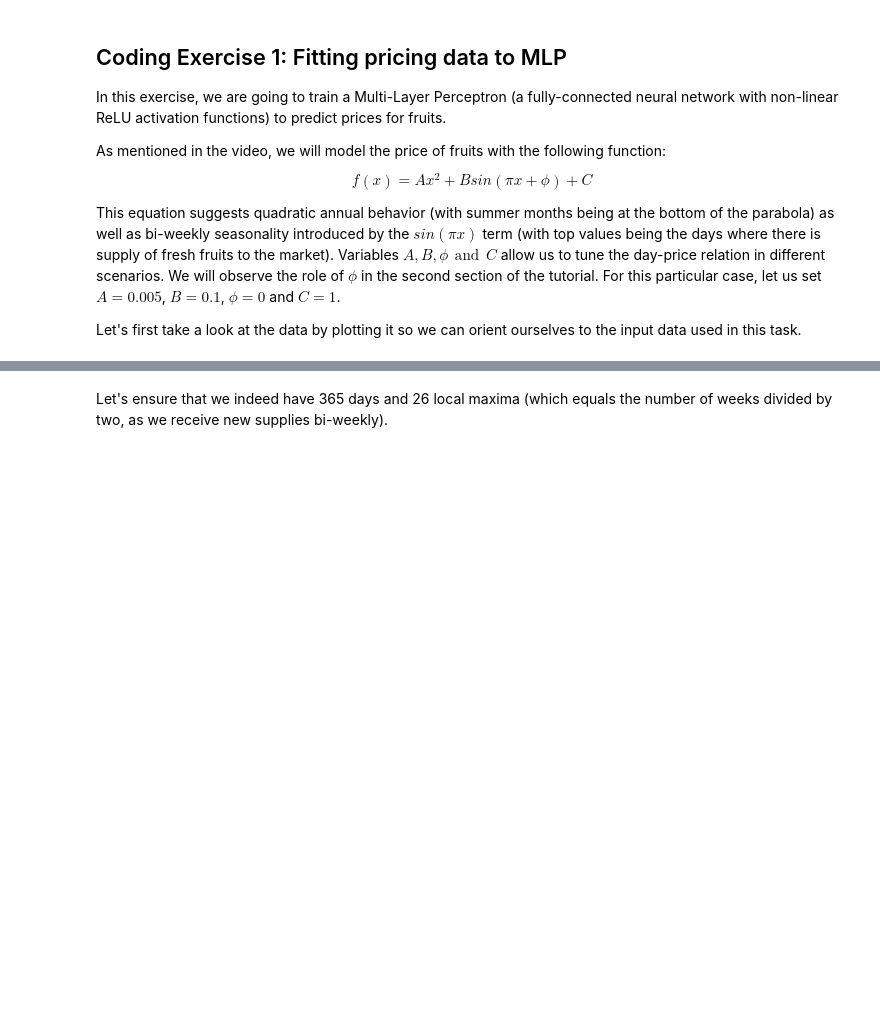
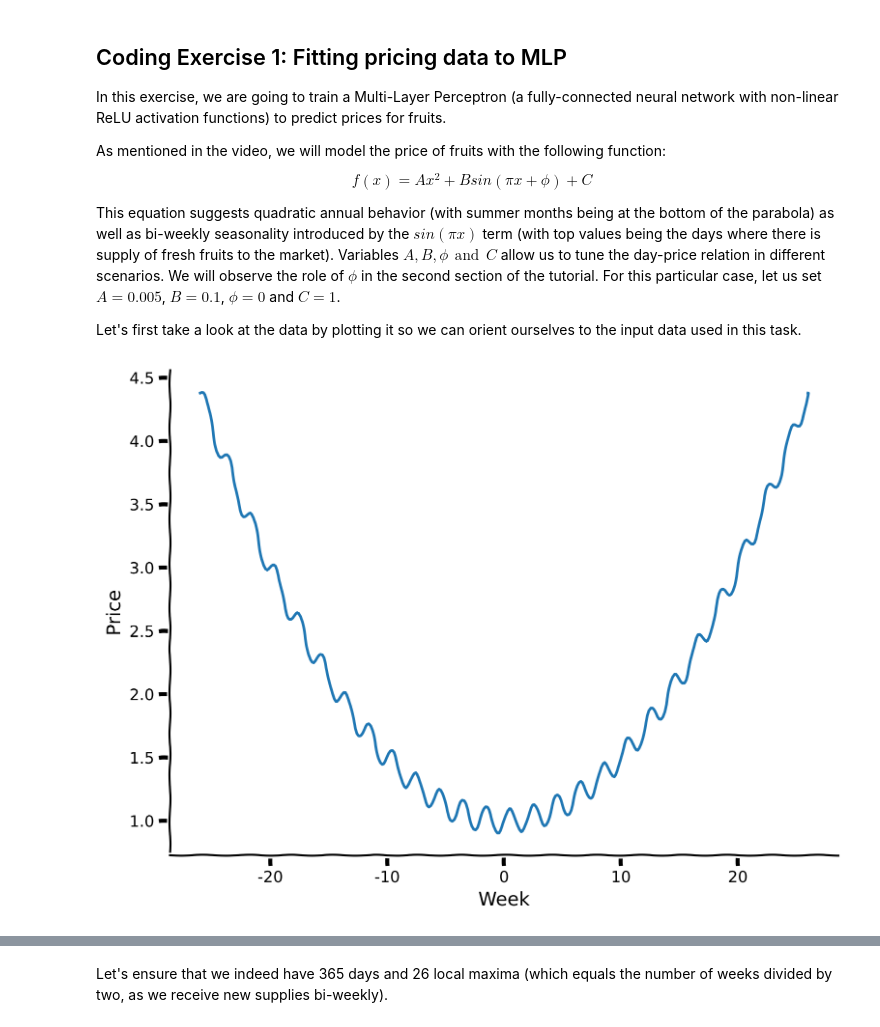
Before and after one commit to beatrizaleixo/NeuroAI-Neuromatch-26, a Jupyter notebook: tutorials/W2D4_Macrolearning/student/W2D4_Tutorial1.ipynb, the cells around one changed output, grey strips where cells are left out. Cells and saved outputs as stored; diff of their text form; code cells hidden in the pictures; blank space fills up the shorter version.

```diff
--- a/tutorials/W2D4_Macrolearning/student/W2D4_Tutorial1.ipynb
+++ b/tutorials/W2D4_Macrolearning/student/W2D4_Tutorial1.ipynb
@@ -240,25 +240,27 @@ Let's first take a look at the data by plotting it so we can orient ourselves to
 # %%
 #define variables
 A = .005
 B = 0.1
 phi = 0
 C = 1
 
 #define days (observe that those are not 1, ..., 365 but proxy ones to make model function neat)
 days = np.arange(-26, 26 + 1/7, 1/7) #defined as fractions of a week
 
 ###################################################################
 ## Fill out the following then remove
-raise NotImplementedError("Student exercise: need to complete days-prices relation formula")
+#raise NotImplementedError("Student exercise: need to complete days-prices relation formula")
 ###################################################################
-prices = ... * ...**2 + ... * np.sin(np.pi * ... + ...) + ...
+prices = A * days**2 + B * np.sin(np.pi * days + phi) + C
 
 #plot relation between days and prices
 with plt.xkcd():
   plt.plot(days, prices)
   plt.xlabel('Week')
   plt.ylabel('Price')
   plt.show()
+# %% [output]
+[figure, added]
 # %% [markdown]
 [*Click for solution*](https://github.com/neuromatch/NeuroAI_Course/tree/main/tutorials/W2D4_Macrolearning/solutions/W2D4_Tutorial1_Solution_59146784.py)
 
```
Also changed, not shown: parts of 14 cells of this notebook.
